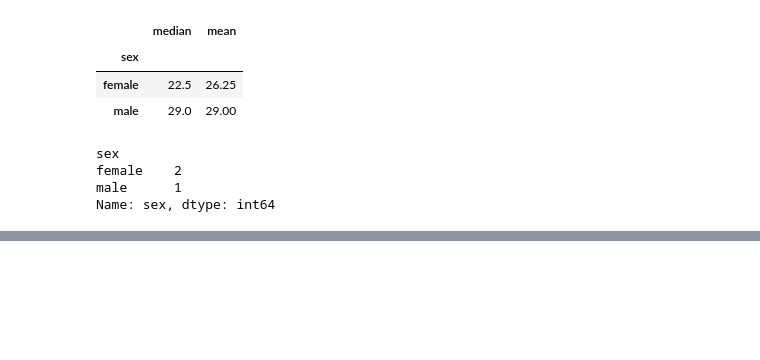
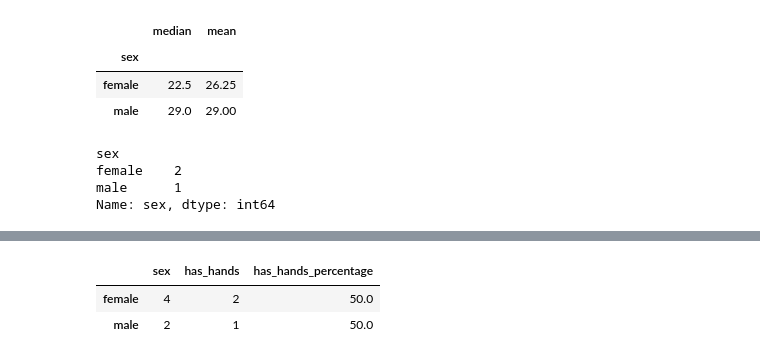
Before and after one commit to hyoaru/dsa-libraries-test, a Jupyter notebook: pandas.ipynb, the cells around one changed output, grey strips where cells are left out. Saved outputs shown, nothing was run; the diff lists cells and outputs as text; code cells hidden in the pictures; blank space fills up the shorter version.

```diff
--- a/pandas.ipynb
+++ b/pandas.ipynb
@@ -535,2 +535,9 @@ age_sex_dataframe
 | female | 4 | 2 |
 | male | 2 | 1 |
+# %%
+# Making a new column from the grouped data
+age_sex_dataframe.assign(has_hands_percentage = (respondents_has_hands / respondents_sexuality) * 100)
+# %% [output]
+|  | sex | has_hands | has_hands_percentage |
+| female | 4 | 2 | 50.0 |
+| male | 2 | 1 | 50.0 |
```
Also changed, not shown: parts of 1 cell of this notebook.
